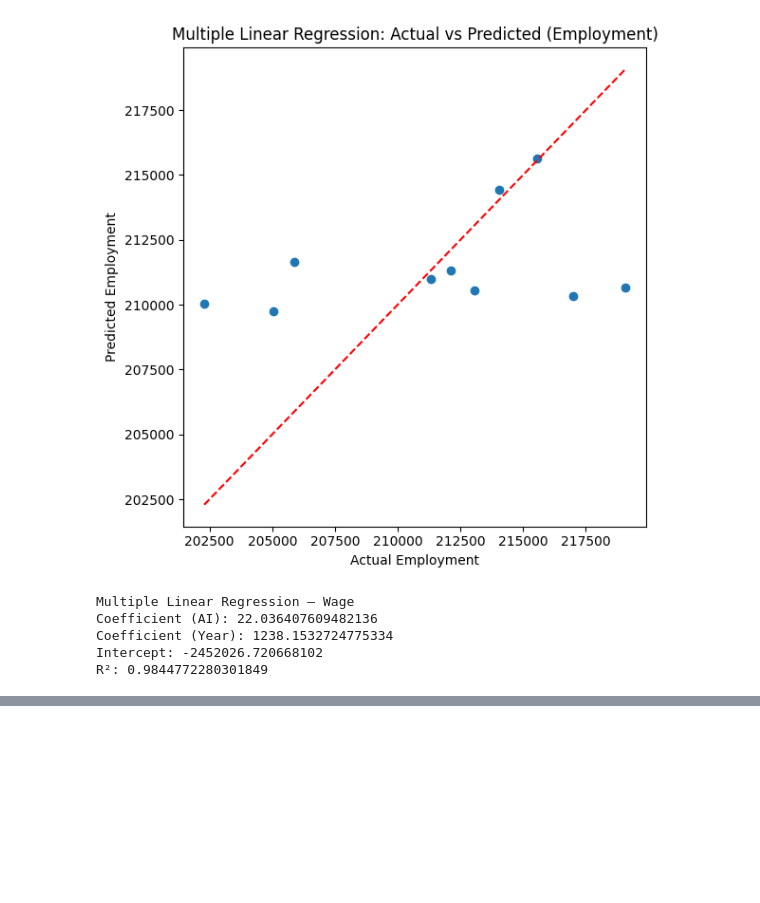
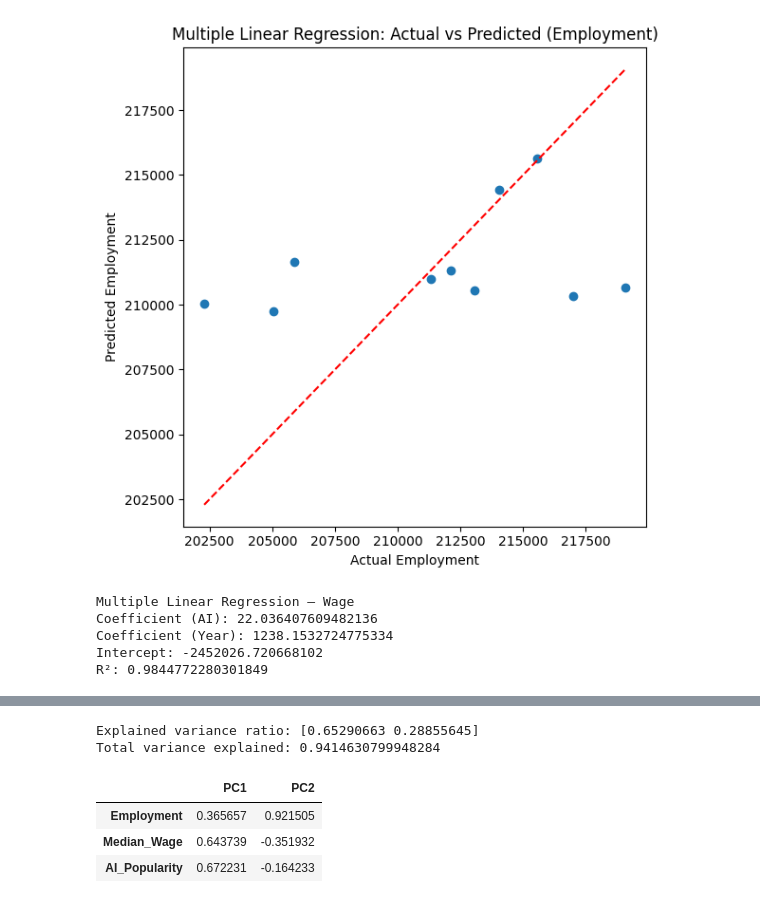
Before and after one commit to Javidan57/DSA210-project-AIvsGD, a Jupyter notebook: step3_ml_models.ipynb, the cells around one changed output, grey strips where cells are left out. Saved outputs shown, nothing was run; the diff lists cells and outputs as text; code cells hidden in the pictures; blank space fills up the shorter version.

```diff
--- a/step3_ml_models.ipynb
+++ b/step3_ml_models.ipynb
@@ -157,0 +169,22 @@ plt.show()
+# %%
+# PCA
+pca = PCA(n_components=2)
+X_pca = pca.fit_transform(X_scaled)
+
+print("Explained variance ratio:", pca.explained_variance_ratio_)
+print("Total variance explained:", pca.explained_variance_ratio_.sum())
+
+
+loadings = pd.DataFrame(
+    pca.components_.T,
+    columns=["PC1", "PC2"],
+    index=["Employment", "Median_Wage", "AI_Popularity"]
+)
+loadings
+# %% [output]
+Explained variance ratio: [0.65290663 0.28855645]
+Total variance explained: 0.9414630799948284
+|  | PC1 | PC2 |
+| Employment | 0.365657 | 0.921505 |
+| Median_Wage | 0.643739 | -0.351932 |
+| AI_Popularity | 0.672231 | -0.164233 |
```
Also changed, not shown: parts of 4 cells of this notebook, 9 other files.
